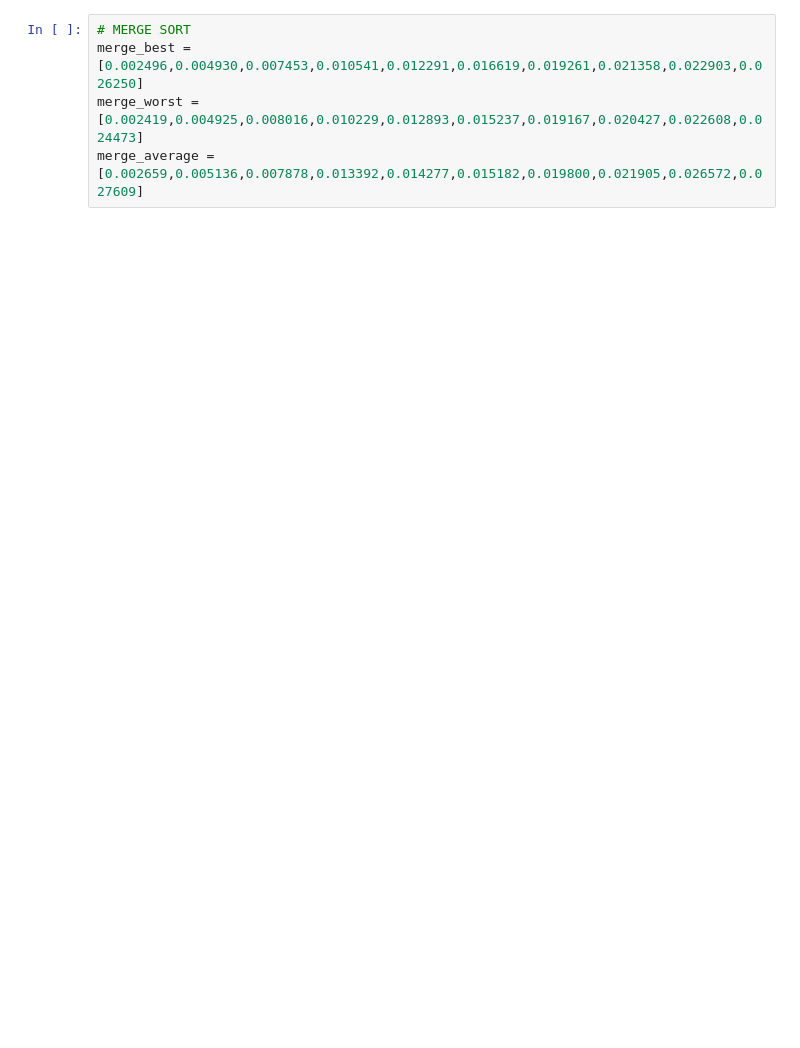
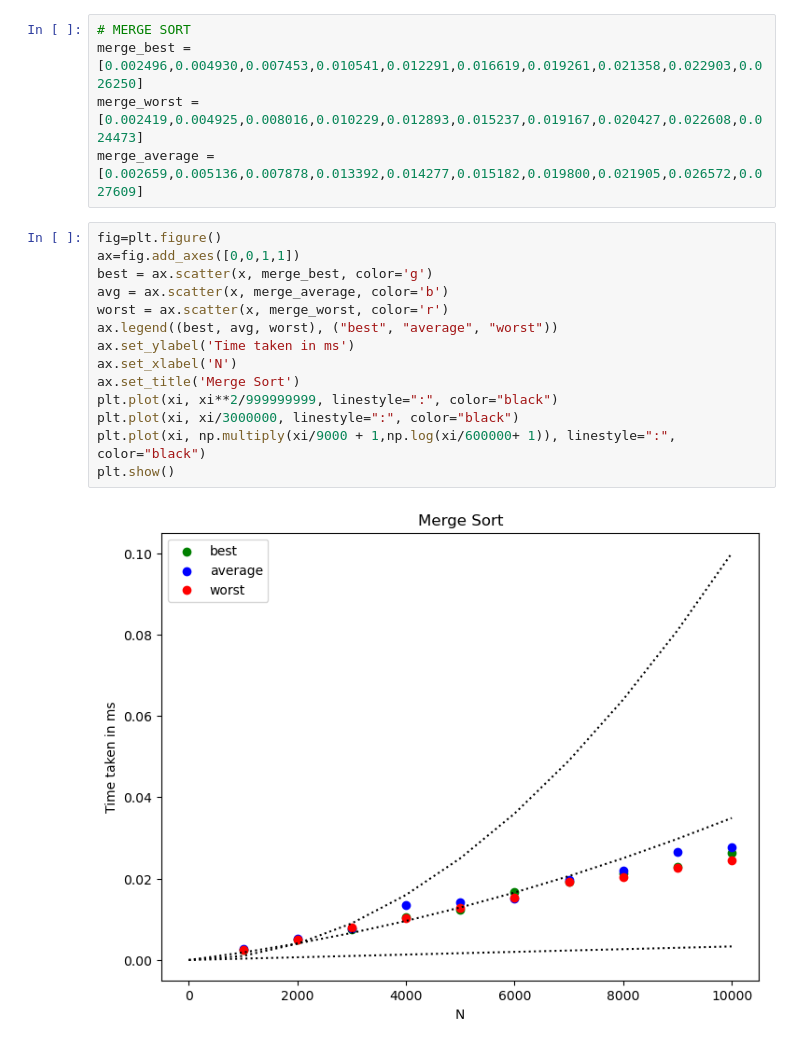
Before and after one commit to enriquegiottonini/AnalysisOfAlgorithms, a Jupyter notebook: tarea-01/plot_results.ipynb, the cells around one changed output. Cells and saved outputs as stored; diff of their text form; blank space fills up the shorter version.

```diff
--- a/tarea-01/plot_results.ipynb
+++ b/tarea-01/plot_results.ipynb
@@ -33,3 +48,19 @@ insertion_average = [0.004437,0.018812,0.038454,0.068145,0.104135,0.161154,0.250
 merge_best = [0.002496,0.004930,0.007453,0.010541,0.012291,0.016619,0.019261,0.021358,0.022903,0.026250]
 merge_worst = [0.002419,0.004925,0.008016,0.010229,0.012893,0.015237,0.019167,0.020427,0.022608,0.024473]
 merge_average = [0.002659,0.005136,0.007878,0.013392,0.014277,0.015182,0.019800,0.021905,0.026572,0.027609]
+# %%
+fig=plt.figure()
+ax=fig.add_axes([0,0,1,1])
+best = ax.scatter(x, merge_best, color='g')
+avg = ax.scatter(x, merge_average, color='b')
+worst = ax.scatter(x, merge_worst, color='r')
+ax.legend((best, avg, worst), ("best", "average", "worst"))
+ax.set_ylabel('Time taken in ms')
+ax.set_xlabel('N')
+ax.set_title('Merge Sort')
+plt.plot(xi, xi**2/999999999, linestyle=":", color="black")
+plt.plot(xi, xi/3000000, linestyle=":", color="black")
+plt.plot(xi, np.multiply(xi/9000 + 1,np.log(xi/600000+ 1)), linestyle=":", color="black")
+plt.show()
+# %% [output]
+[figure, added]
```
Also changed, not shown: parts of 3 cells of this notebook.
